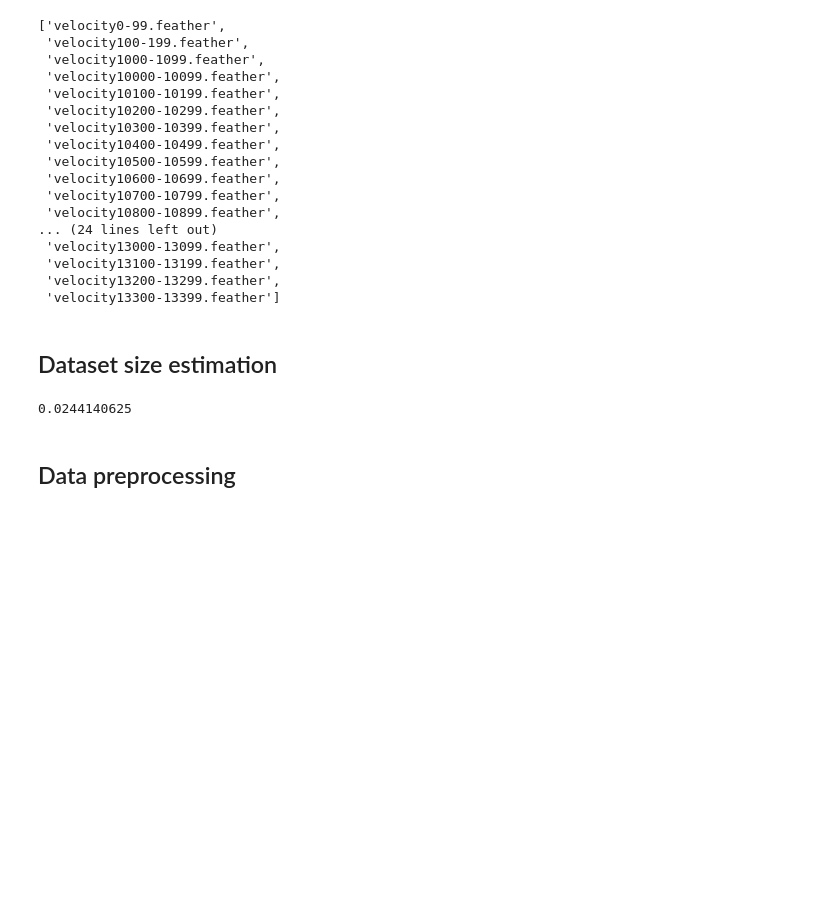
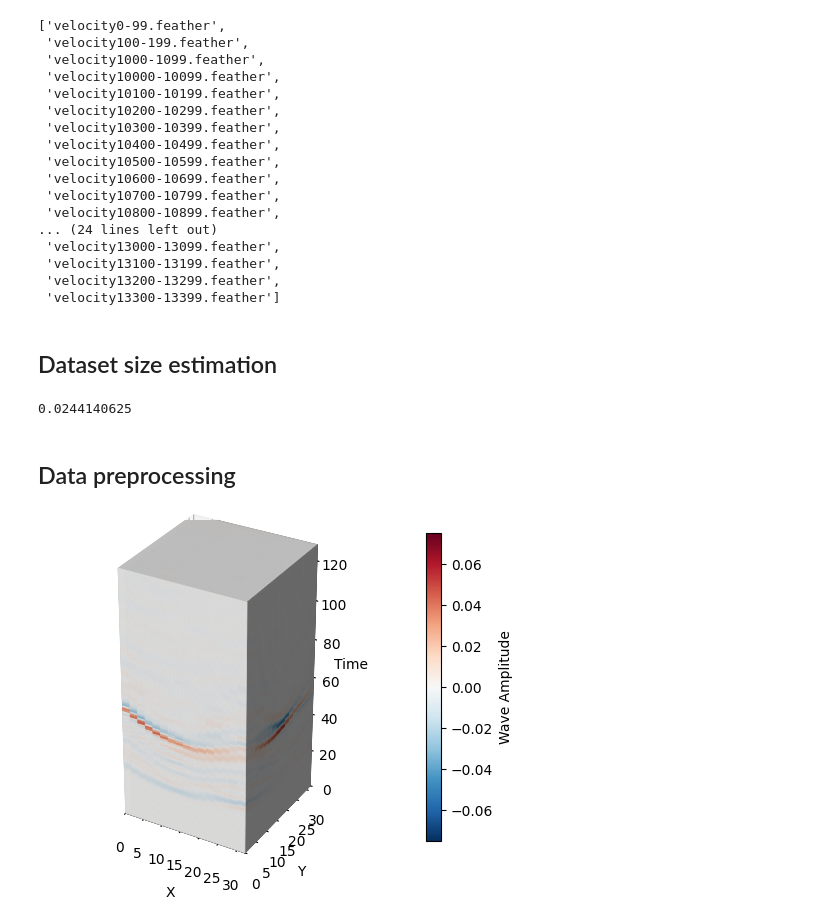
Before and after one commit to LuisCarretero/HEMEW3D, a Jupyter notebook: genfcd_prep/dev.ipynb, the cells around one changed output. Drawn from its saved outputs; the diff is of its cells as text; code cells hidden in the pictures; blank space fills up the shorter version.

Commit message:
Misc preprocessing changes + new plotting utils

```diff
--- a/genfcd_prep/dev.ipynb
+++ b/genfcd_prep/dev.ipynb
@@ -168,0 +177,32 @@ process_data(
+# %%
+import h5py
+import matplotlib.pyplot as plt
+import numpy as np
+from data_preprocessing import read_processed_data
+from plotting_utils import plot3Dcube_outer_layer
+
+fpath = r'/cluster/home/lcarretero/workspace/rds/HEMEW3D/genfcd_prep/processed_data/inputs3D_S32_Z32_T128_fmax5/shard0.h5'
+# %%
+data = read_processed_data(fpath, comp='E', sample=80)
+
+# 0, 1, 80
+
+# Get dimensions from data
+nx, ny, nt = data.shape
+x_coords, y_coords, t_coords = np.arange(nx), np.arange(ny), np.arange(nt)
+
+# Ensure symmetric color scale
+abs_max = max(abs(data.min()), abs(data.max()))
+vmin, vmax = -abs_max, abs_max
+
+# Plot the 3D cube showing only the outer layer
+plot3Dcube_outer_layer(
+    data, x_coords, y_coords, t_coords,
+    cmap='RdBu_r',
+    vmin=vmin, vmax=vmax,
+    xlabel='X', ylabel='Y', zlabel='Time',
+    vlabel='Wave Amplitude',
+    figsize=(5, 8)
+)
+# %% [output]
+[figure, added]
```
Also changed, not shown: parts of 2 cells of this notebook, 2 other files.
